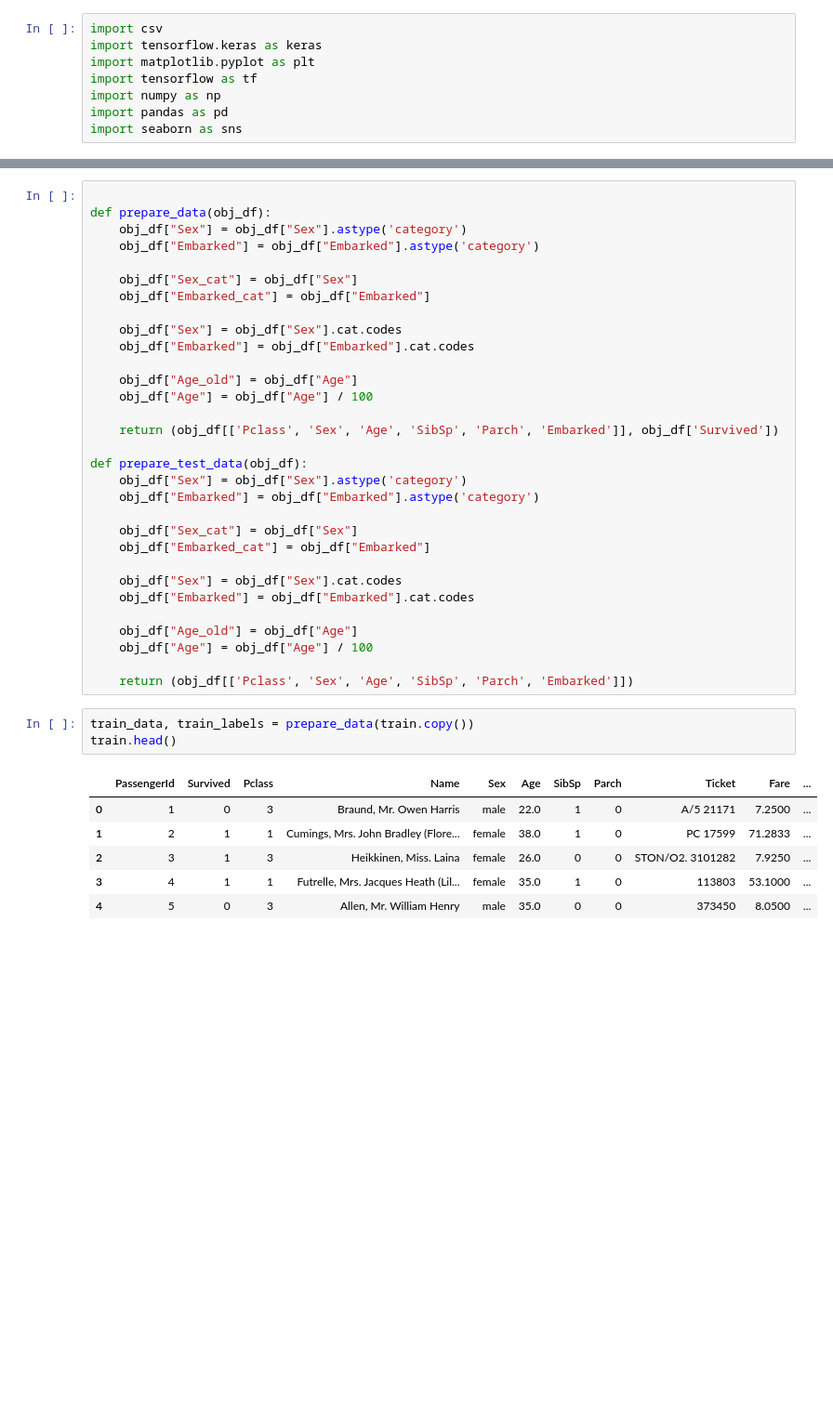
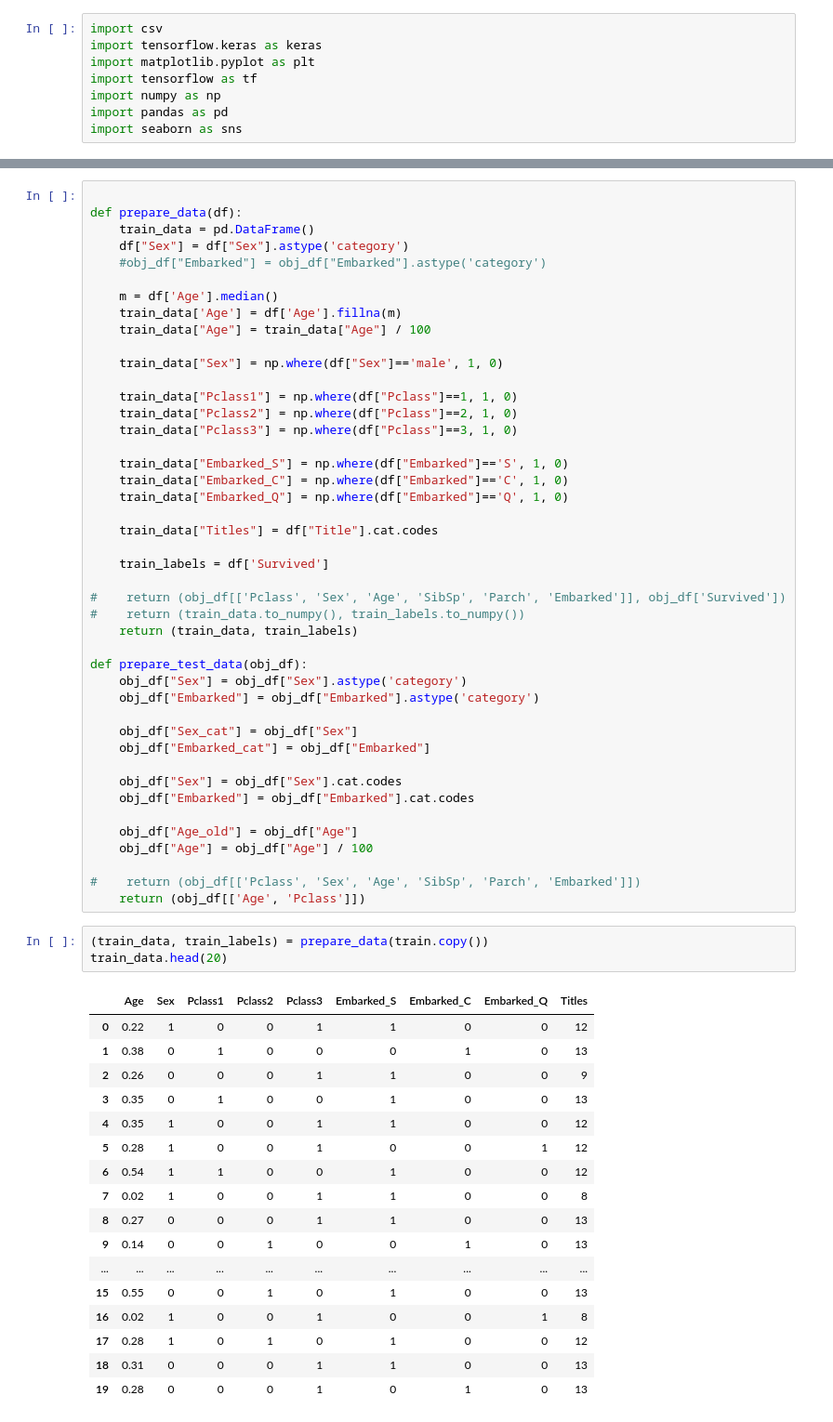
Before and after one commit to pgrudzien12/kaggle_titanic, a Jupyter notebook: submission.ipynb, the cells around one changed output, grey strips where cells are left out. Shown: that part at 93% size. Cells and saved outputs as stored; diff of their text form; blank space fills up the shorter version.

```diff
--- a/submission.ipynb
+++ b/submission.ipynb
@@ -44,19 +80,31 @@ test.head()
 # %%
 
-def prepare_data(obj_df):
-    obj_df["Sex"] = obj_df["Sex"].astype('category')
-    obj_df["Embarked"] = obj_df["Embarked"].astype('category')
+def prepare_data(df):
+    train_data = pd.DataFrame()
+    df["Sex"] = df["Sex"].astype('category')
+    #obj_df["Embarked"] = obj_df["Embarked"].astype('category')
 
-    obj_df["Sex_cat"] = obj_df["Sex"]
-    obj_df["Embarked_cat"] = obj_df["Embarked"]
+    m = df['Age'].median()
+    train_data['Age'] = df['Age'].fillna(m)
+    train_data["Age"] = train_data["Age"] / 100
 
-    obj_df["Sex"] = obj_df["Sex"].cat.codes
-    obj_df["Embarked"] = obj_df["Embarked"].cat.codes
+    train_data["Sex"] = np.where(df["Sex"]=='male', 1, 0)
 
-    obj_df["Age_old"] = obj_df["Age"]
-    obj_df["Age"] = obj_df["Age"] / 100
+    train_data["Pclass1"] = np.where(df["Pclass"]==1, 1, 0)
+    train_data["Pclass2"] = np.where(df["Pclass"]==2, 1, 0)
+    train_data["Pclass3"] = np.where(df["Pclass"]==3, 1, 0)
 
-    return (obj_df[['Pclass', 'Sex', 'Age', 'SibSp', 'Parch', 'Embarked']], obj_df['Survived'])
+    train_data["Embarked_S"] = np.where(df["Embarked"]=='S', 1, 0)
+    train_data["Embarked_C"] = np.where(df["Embarked"]=='C', 1, 0)
+    train_data["Embarked_Q"] = np.where(df["Embarked"]=='Q', 1, 0)
+
+    train_data["Titles"] = df["Title"].cat.codes
+
+    train_labels = df['Survived']
+
+#    return (obj_df[['Pclass', 'Sex', 'Age', 'SibSp', 'Parch', 'Embarked']], obj_df['Survived'])
+#    return (train_data.to_numpy(), train_labels.to_numpy())
+    return (train_data, train_labels)
 
 def prepare_test_data(obj_df):
     obj_df["Sex"] = obj_df["Sex"].astype('category')
@@ -71,14 +119,26 @@ def prepare_test_data(obj_df):
     obj_df["Age_old"] = obj_df["Age"]
     obj_df["Age"] = obj_df["Age"] / 100
 
-    return (obj_df[['Pclass', 'Sex', 'Age', 'SibSp', 'Parch', 'Embarked']])
+#    return (obj_df[['Pclass', 'Sex', 'Age', 'SibSp', 'Parch', 'Embarked']])
+    return (obj_df[['Age', 'Pclass']])
 # %%
-train_data, train_labels = prepare_data(train.copy())
-train.head()
+(train_data, train_labels) = prepare_data(train.copy())
+train_data.head(20)
 # %% [output]
-|  | PassengerId | Survived | Pclass | Name | Sex | Age | SibSp | Parch | Ticket | Fare | ... |
-| 0 | 1 | 0 | 3 | Braund, Mr. Owen Harris | male | 22.0 | 1 | 0 | A/5 21171 | 7.2500 | ... |
-| 1 | 2 | 1 | 1 | Cumings, Mrs. John Bradley (Flore... | female | 38.0 | 1 | 0 | PC 17599 | 71.2833 | ... |
-| 2 | 3 | 1 | 3 | Heikkinen, Miss. Laina | female | 26.0 | 0 | 0 | STON/O2. 3101282 | 7.9250 | ... |
-| 3 | 4 | 1 | 1 | Futrelle, Mrs. Jacques Heath (Lil... | female | 35.0 | 1 | 0 | 113803 | 53.1000 | ... |
-| 4 | 5 | 0 | 3 | Allen, Mr. William Henry | male | 35.0 | 0 | 0 | 373450 | 8.0500 | ... |
+|  | Age | Sex | Pclass1 | Pclass2 | Pclass3 | Embarked_S | Embarked_C | Embarked_Q | Titles |
+| 0 | 0.22 | 1 | 0 | 0 | 1 | 1 | 0 | 0 | 12 |
+| 1 | 0.38 | 0 | 1 | 0 | 0 | 0 | 1 | 0 | 13 |
+| 2 | 0.26 | 0 | 0 | 0 | 1 | 1 | 0 | 0 | 9 |
+| 3 | 0.35 | 0 | 1 | 0 | 0 | 1 | 0 | 0 | 13 |
+| 4 | 0.35 | 1 | 0 | 0 | 1 | 1 | 0 | 0 | 12 |
+| 5 | 0.28 | 1 | 0 | 0 | 1 | 0 | 0 | 1 | 12 |
+| 6 | 0.54 | 1 | 1 | 0 | 0 | 1 | 0 | 0 | 12 |
+| 7 | 0.02 | 1 | 0 | 0 | 1 | 1 | 0 | 0 | 8 |
+| 8 | 0.27 | 0 | 0 | 0 | 1 | 1 | 0 | 0 | 13 |
+| 9 | 0.14 | 0 | 0 | 1 | 0 | 0 | 1 | 0 | 13 |
+| ... | ... | ... | ... | ... | ... | ... | ... | ... | ... |
+| 15 | 0.55 | 0 | 0 | 1 | 0 | 1 | 0 | 0 | 13 |
+| 16 | 0.02 | 1 | 0 | 0 | 1 | 0 | 0 | 1 | 8 |
+| 17 | 0.28 | 1 | 0 | 1 | 0 | 1 | 0 | 0 | 12 |
+| 18 | 0.31 | 0 | 0 | 0 | 1 | 1 | 0 | 0 | 13 |
+| 19 | 0.28 | 0 | 0 | 0 | 1 | 0 | 1 | 0 | 13 |
```
Also changed, not shown: parts of 13 cells of this notebook.
